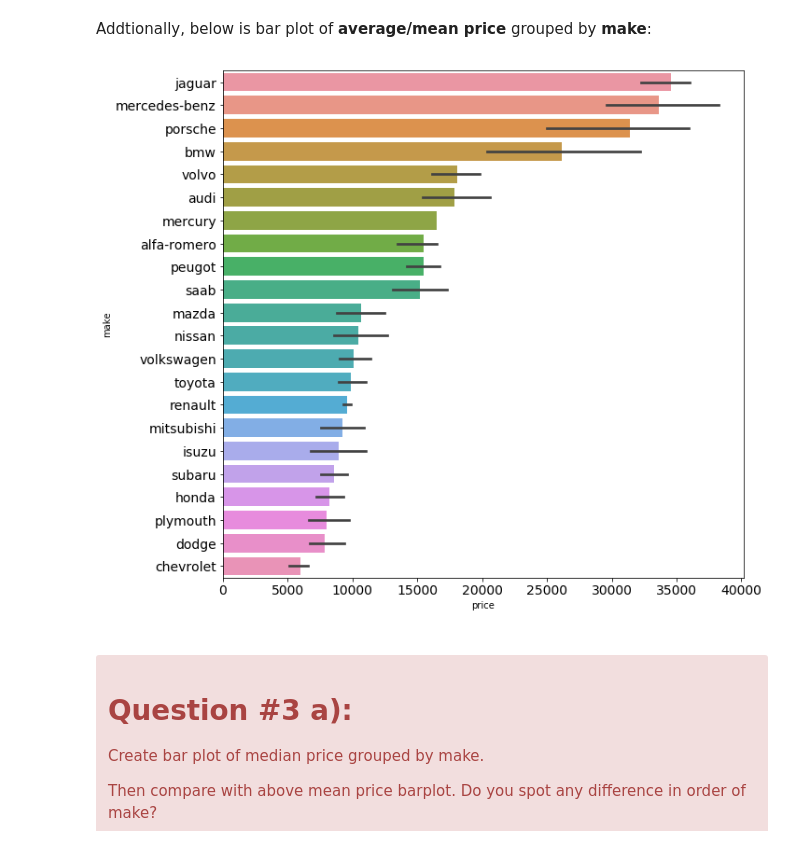
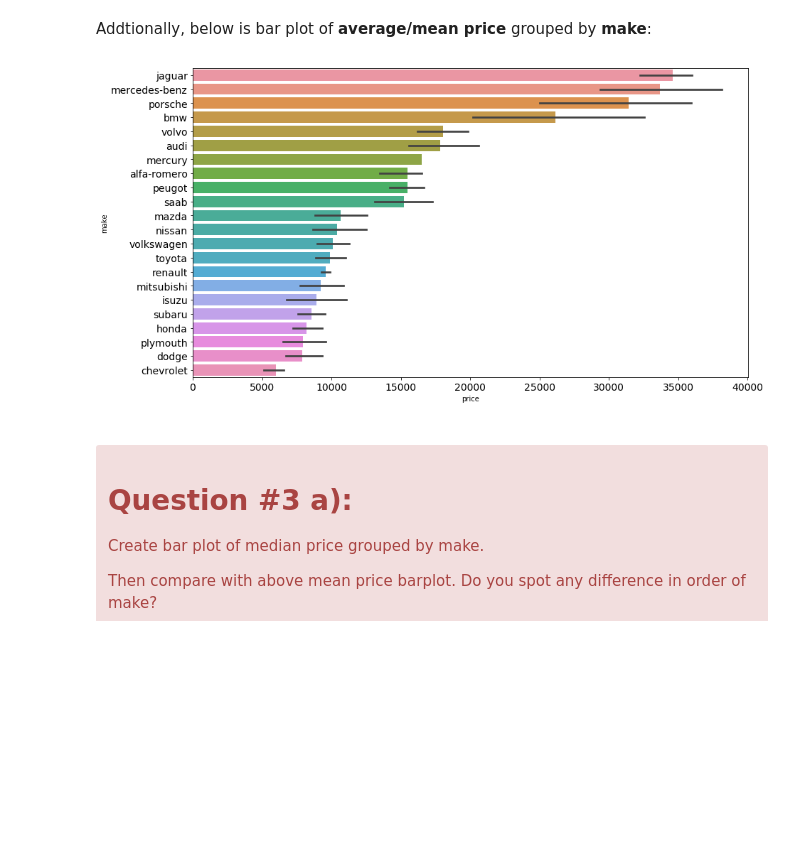
Before and after one commit to dd-consulting/DDC-Data-Science-Python, a Jupyter notebook: Module 3 Exploratory Data Analysis.ipynb, the cells around one changed output. Cells and saved outputs as stored; diff of their text form; code cells hidden in the pictures; blank space fills up the shorter version.

```diff
--- a/Module 3 Exploratory Data Analysis.ipynb
+++ b/Module 3 Exploratory Data Analysis.ipynb
@@ -643,10 +644,10 @@ sns.barplot(x="engine-location", y="price", data=df, order=my_order).tick_params
 Addtionally, below is bar plot of **average/mean price** grouped by **make**:
 # %%
 my_order = df.groupby(by=['make'])['price'].mean().sort_values(ascending=False).index
-plt.figure(figsize=(10, 10))
+plt.figure(figsize=(14, 8))
 sns.barplot(x="price", y="make", data=df, order=my_order, estimator=np.mean).tick_params(labelsize=14)
 # %% [output]
-[figure, old version]
+[figure, new version]
 # %% [markdown]
 <div class="alert alert-danger alertdanger" style="margin-top: 20px">
 <h1>Question #3 a): </h1>
```
Also changed, not shown: parts of 32 cells of this notebook, 8 other files.
